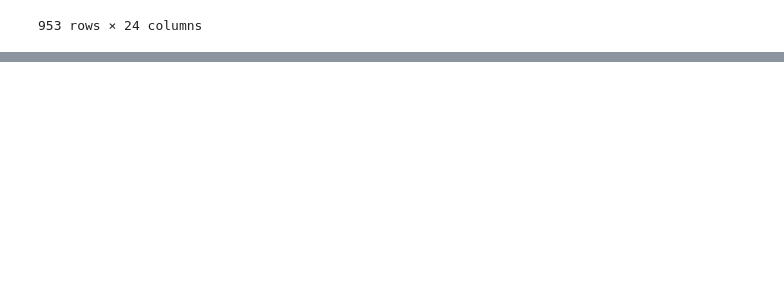
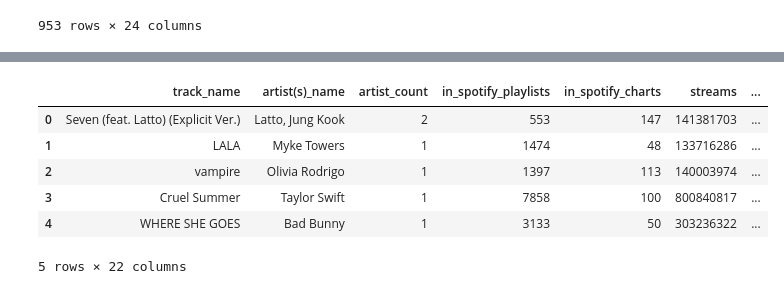
Before and after one commit to naatrumbull/naatrumbull.github.io, a Jupyter notebook: index.ipynb, the cells around one changed output, grey strips where cells are left out. Drawn from its saved outputs; the diff is of its cells as text; code cells hidden in the pictures; blank space fills up the shorter version.

```diff
--- a/index.ipynb
+++ b/index.ipynb
@@ -23,0 +95,16 @@ song_df
+# %%
+spotify_df['Release Date'] = pd.to_datetime(spotify_df['released_year'].astype(str) + '-' +
+                                                     spotify_df['released_month'].astype(str) + '-' +
+                                                     spotify_df['released_day'].astype(str),
+                                                     errors='coerce')
+
+spotify_df.drop(['released_year', 'released_month', 'released_day'], axis=1, inplace=True)
+spotify_df.head(5)
+# %% [output]
+|  | track_name | artist(s)_name | artist_count | in_spotify_playlists | in_spotify_charts | streams | ... |
+| 0 | Seven (feat. Latto) (Explicit Ver.) | Latto, Jung Kook | 2 | 553 | 147 | 141381703 | ... |
+| 1 | LALA | Myke Towers | 1 | 1474 | 48 | 133716286 | ... |
+| 2 | vampire | Olivia Rodrigo | 1 | 1397 | 113 | 140003974 | ... |
+| 3 | Cruel Summer | Taylor Swift | 1 | 7858 | 100 | 800840817 | ... |
+| 4 | WHERE SHE GOES | Bad Bunny | 1 | 3133 | 50 | 303236322 | ... |
+5 rows × 22 columns
```
Also changed, not shown: parts of 28 cells of this notebook, 4 other files.
